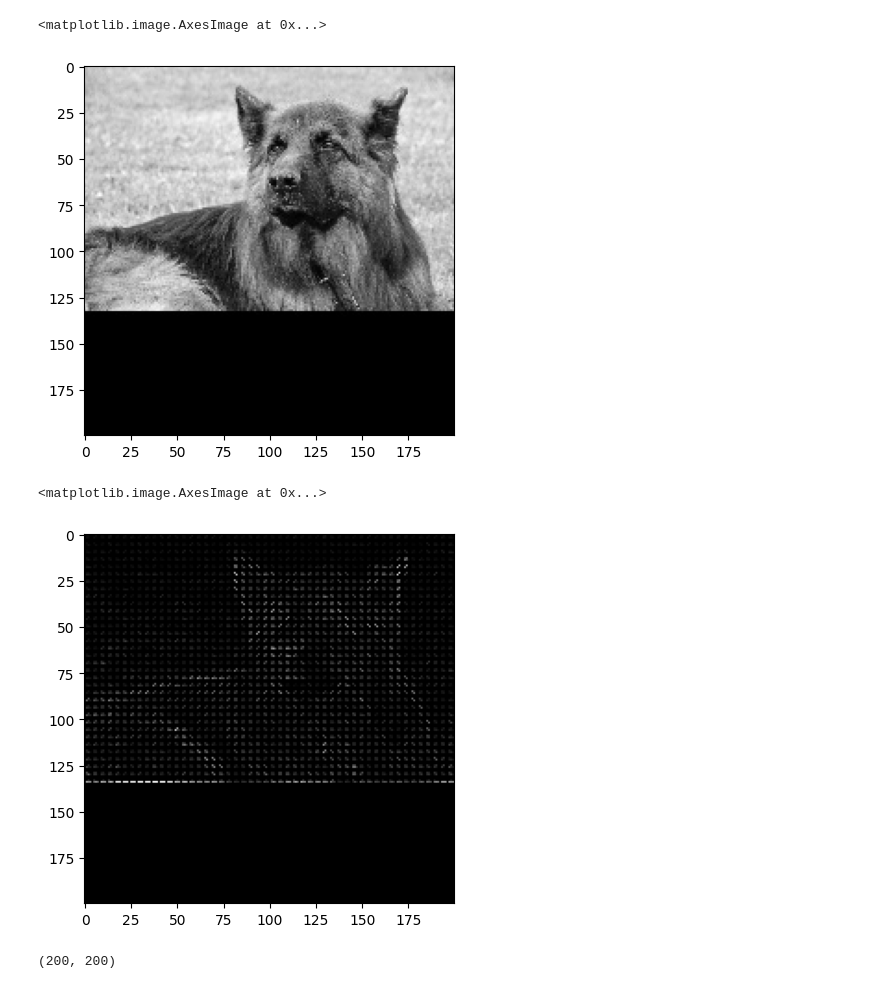
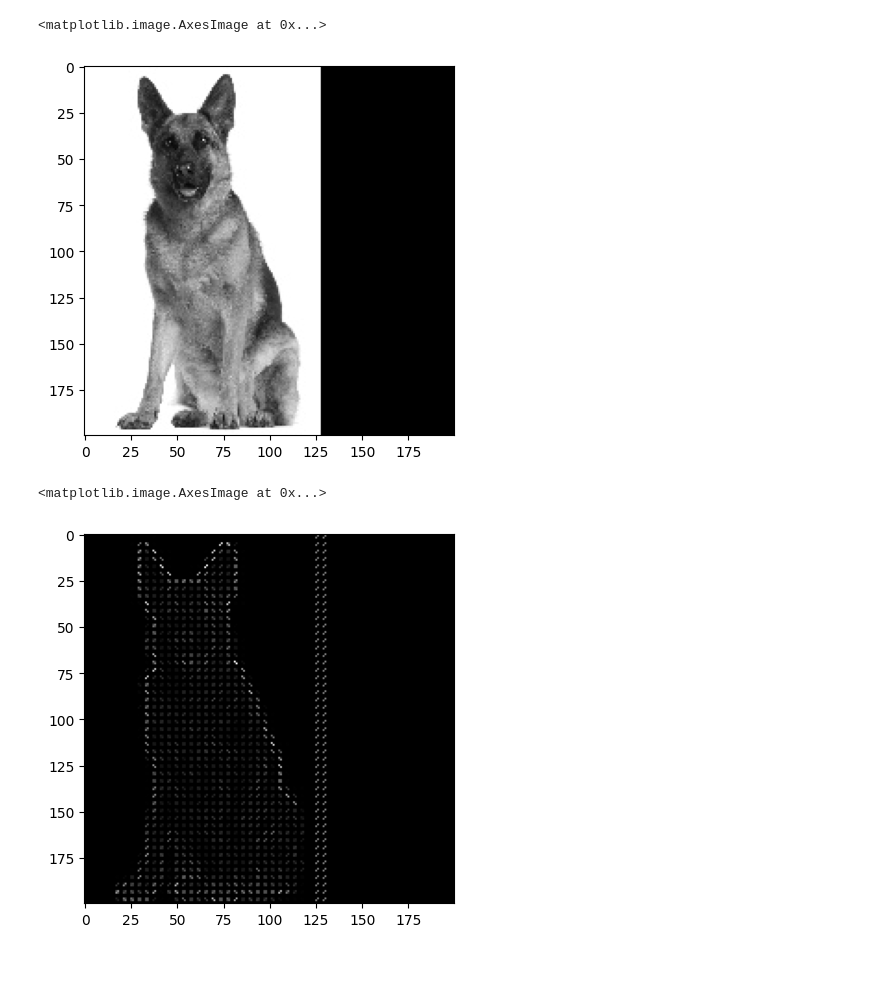
Before and after one commit to rhythmd18/BreedSniffer, a Jupyter notebook: training_scripts.ipynb, the cells around one changed output. Saved outputs shown, nothing was run; the diff lists cells and outputs as text; code cells hidden in the pictures.

```diff
--- a/training_scripts.ipynb
+++ b/training_scripts.ipynb
@@ -8,18 +8,14 @@ from skimage import exposure
 # %%
-img = cv2.imread('./data/images/train/german shepherd/15.jpg', cv2.IMREAD_GRAYSCALE)
+img = cv2.imread('./data/images/train/german shepherd/1.jpg', cv2.IMREAD_GRAYSCALE)
 # %%
 plt.imshow(img, cmap='gray')
 # %% [output]
 <matplotlib.image.AxesImage at 0x...>
-[figure, old version]
+[figure, new version]
 # %%
-fd, hog_img = hog(img, orientations=9, pixels_per_cell=(4, 4),
+fd, hog_img = hog(img, orientations=18, pixels_per_cell=(4, 4),
                cells_per_block=(2, 2), visualize=True)
 plt.imshow(hog_img, cmap='gray')
 # %% [output]
 <matplotlib.image.AxesImage at 0x...>
-[figure, old version]
+[figure, new version]
-# %%
-hog_img.shape
-# %% [output]
-(200, 200)
```
Also changed, not shown: parts of 2 cells of this notebook.
